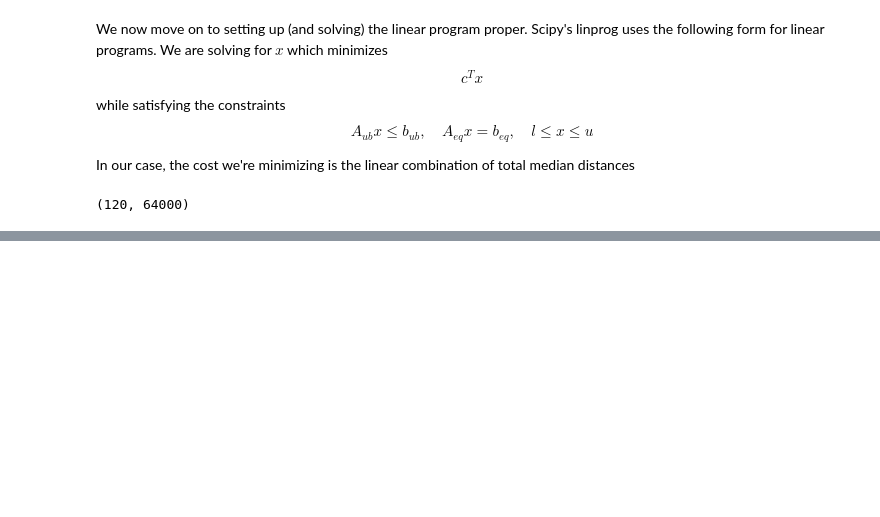
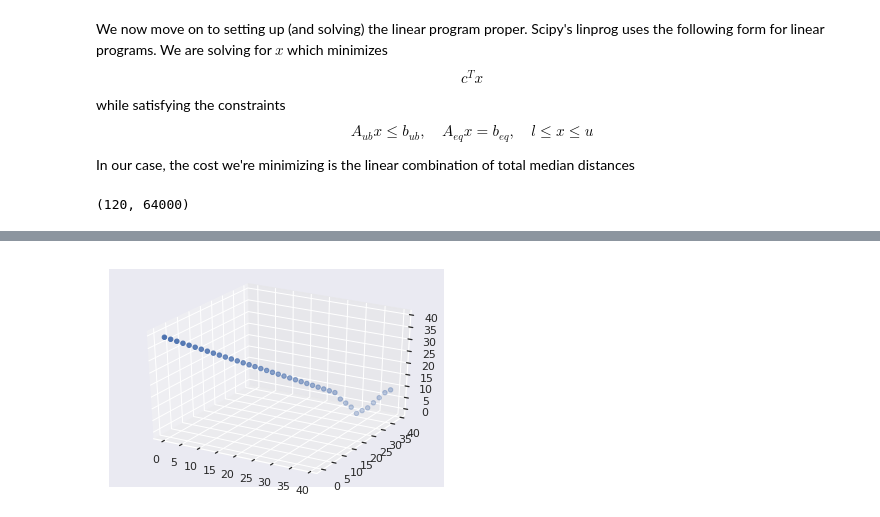
Before and after one commit to hchapman/transport-plans-exploration, a Jupyter notebook: intervals.ipynb, the cells around one changed output, grey strips where cells are left out. Saved outputs shown, nothing was run; the diff lists cells and outputs as text; code cells hidden in the pictures; blank space fills up the shorter version.

```diff
--- a/intervals.ipynb
+++ b/intervals.ipynb
@@ -280,0 +385,12 @@ sns.scatterplo
+# %%
+from mpl_toolkits.mplot3d import Axes3D
+
+fig = plt.figure()
+ax = fig.add_subplot(111, projection='3d')
+
+psol = solution[solution['weight'] > 1e-3]
+ax.scatter(psol['t_0'], psol['t_1'], psol['t_2'])
+
+fig.show()
+# %% [output]
+[figure, added]
```
Also changed, not shown: parts of 14 cells of this notebook.
